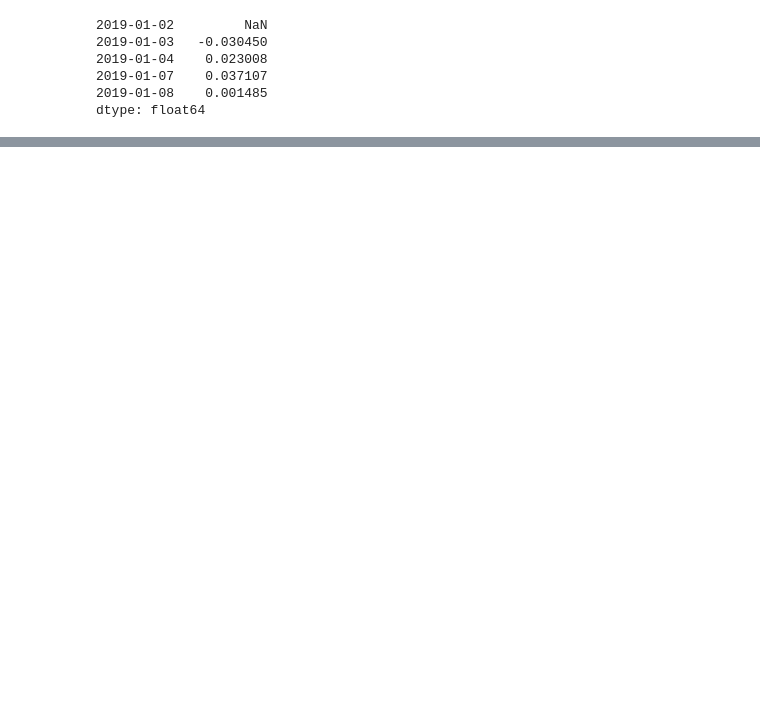
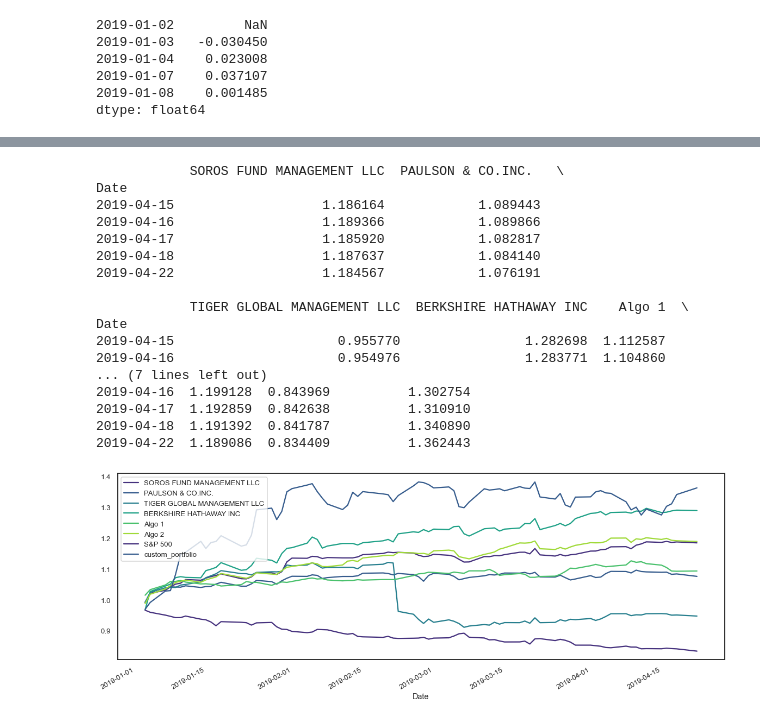
Before and after one commit to rl-work/WhalePortfolio, a Jupyter notebook: Pandas HW/PandasHW.ipynb, the cells around one changed output, grey strips where cells are left out. Cells and saved outputs as stored; diff of their text form; code cells hidden in the pictures; blank space fills up the shorter version.

```diff
--- a/Pandas HW/PandasHW.ipynb
+++ b/Pandas HW/PandasHW.ipynb
@@ -342,0 +350,23 @@ combined_df.head()
+# %%
+cumulative_returns = (1+ combined_df).cumprod()
+cumulative_returns.plot()
+print(cumulative_returns.tail())
+# %% [output]
+            SOROS FUND MANAGEMENT LLC  PAULSON & CO.INC.   \
+Date
+2019-04-15                   1.186164            1.089443
+2019-04-16                   1.189366            1.089866
+2019-04-17                   1.185920            1.082817
+2019-04-18                   1.187637            1.084140
+2019-04-22                   1.184567            1.076191
+
+            TIGER GLOBAL MANAGEMENT LLC  BERKSHIRE HATHAWAY INC    Algo 1  \
+Date
+2019-04-15                     0.955770                1.282698  1.112587
+2019-04-16                     0.954976                1.283771  1.104860
+... (7 lines left out)
+2019-04-16  1.199128  0.843969          1.302754
+2019-04-17  1.192859  0.842638          1.310910
+2019-04-18  1.191392  0.841787          1.340890
+2019-04-22  1.189086  0.834409          1.362443
+[figure, added]
```
Also changed, not shown: parts of 15 cells of this notebook, 1 other file.
